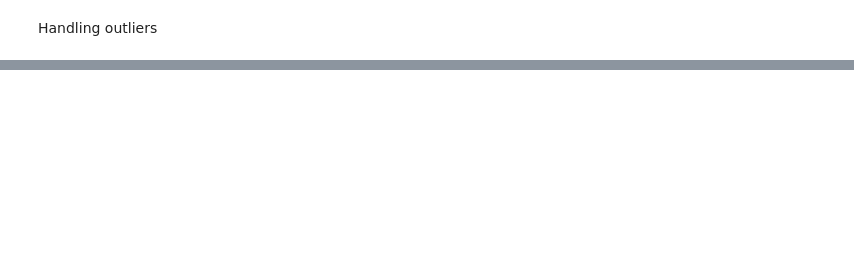
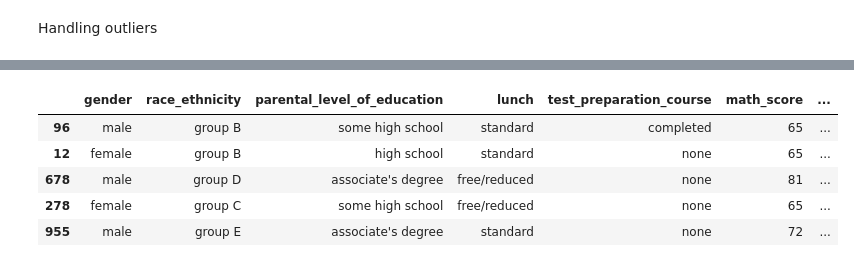
Before and after one commit to tahaftm/end-to-end-ml-project, a Jupyter notebook: notebook/training_model.ipynb, the cells around one changed output, grey strips where cells are left out. Saved outputs shown, nothing was run; the diff lists cells and outputs as text; code cells hidden in the pictures; blank space fills up the shorter version.

```diff
--- a/notebook/training_model.ipynb
+++ b/notebook/training_model.ipynb
@@ -76,0 +81,3 @@ for col in numerical_cols:
+# %%
+from sklearn.preprocessing import StandardScaler, MinMaxScaler
+scaler = StandardScaler()
@@ -76,0 +93,14 @@ for col in numerical_cols:
+# %%
+from sklearn.model_selection import train_test_split
+X_train,X_test,y_train,y_test = train_test_split(df,y,test_size=0.2,random_state=42)
+# %%
+X_train[numerical_cols] = scaler.fit_transform(X_train[numerical_cols])
+# %%
+X_train.head()
+# %% [output]
+|  | gender | race_ethnicity | parental_level_of_education | lunch | test_preparation_course | math_score | ... |
+| 96 | male | group B | some high school | standard | completed | 65 | ... |
+| 12 | female | group B | high school | standard | none | 65 | ... |
+| 678 | male | group D | associate's degree | free/reduced | none | 81 | ... |
+| 278 | female | group C | some high school | free/reduced | none | 65 | ... |
+| 955 | male | group E | associate's degree | standard | none | 72 | ... |
```
Also changed, not shown: parts of 17 cells of this notebook.
